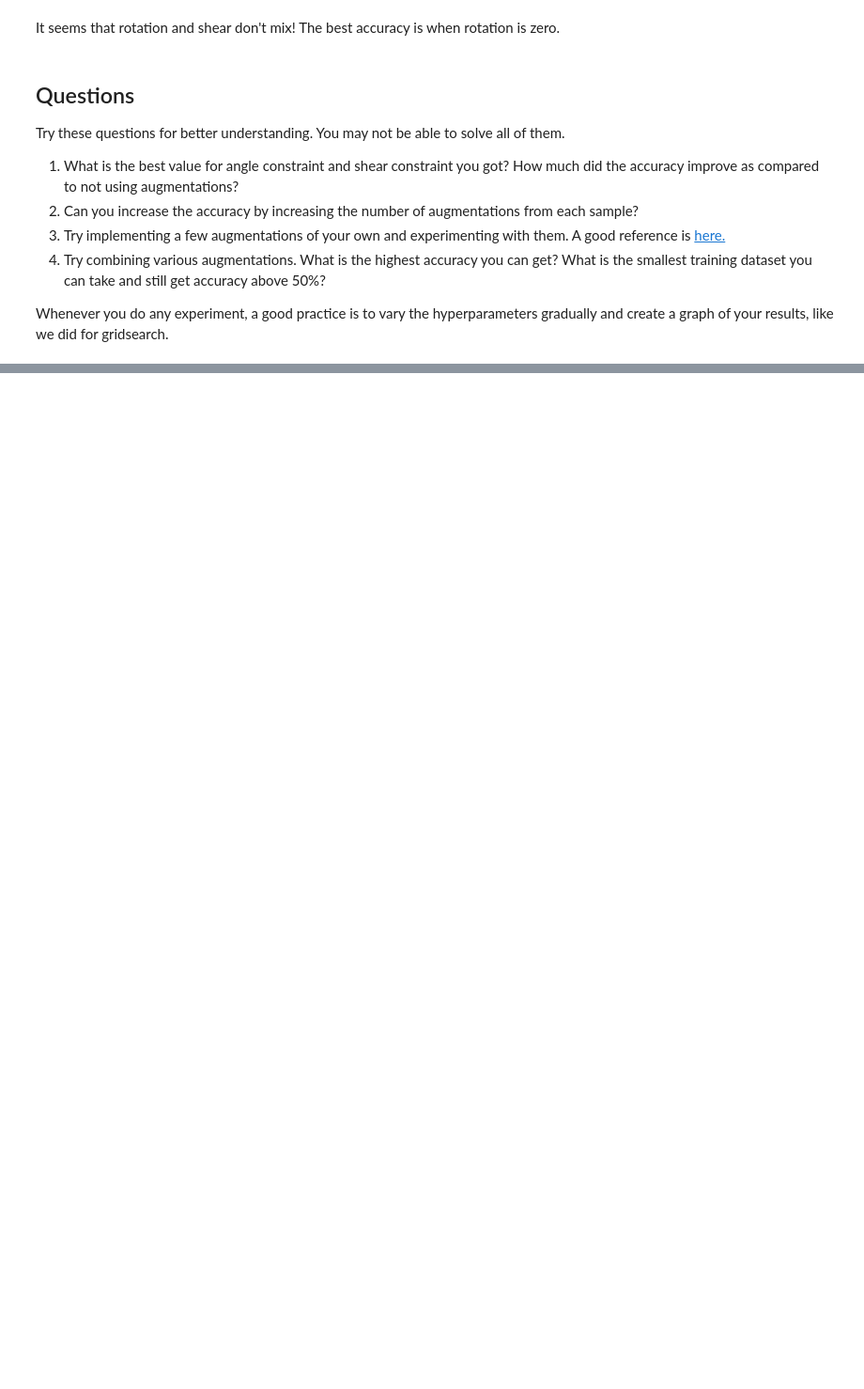
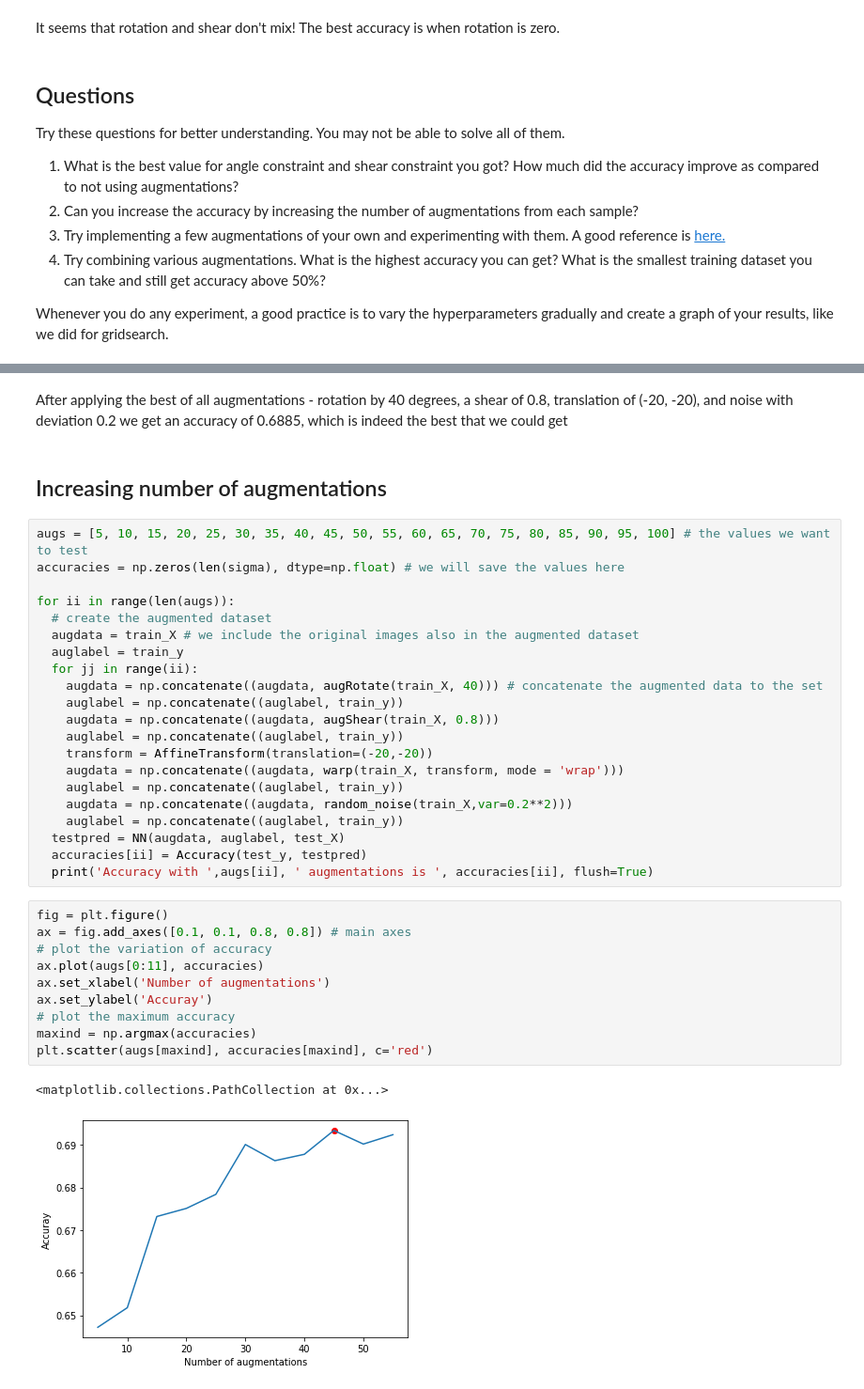
Before and after one commit to iamindhu/fmml_labs, a Jupyter notebook: Lab3_Augmentation.ipynb, the cells around one changed output, grey strips where cells are left out. Shown at 94% size. Drawn from its saved outputs; the diff is of its cells as text; blank space fills up the shorter version.

```diff
--- a/Lab3_Augmentation.ipynb
+++ b/Lab3_Augmentation.ipynb
@@ -337,0 +477,38 @@ Whenever you do any experiment, a good practice is to vary the hyperparameters g
+# %% [markdown]
+After applying the best of all augmentations - rotation by 40 degrees, a shear of 0.8, translation of (-20, -20), and noise with deviation 0.2 we get an accuracy of 0.6885, which is indeed the best that we could get
+# %% [markdown]
+## Increasing number of augmentations
+# %%
+augs = [5, 10, 15, 20, 25, 30, 35, 40, 45, 50, 55, 60, 65, 70, 75, 80, 85, 90, 95, 100] # the values we want to test
+accuracies = np.zeros(len(sigma), dtype=np.float) # we will save the values here
+
+for ii in range(len(augs)):
+  # create the augmented dataset
+  augdata = train_X # we include the original images also in the augmented dataset
+  auglabel = train_y
+  for jj in range(ii):
+    augdata = np.concatenate((augdata, augRotate(train_X, 40))) # concatenate the augmented data to the set
+    auglabel = np.concatenate((auglabel, train_y))
+    augdata = np.concatenate((augdata, augShear(train_X, 0.8)))
+    auglabel = np.concatenate((auglabel, train_y))
+    transform = AffineTransform(translation=(-20,-20))
+    augdata = np.concatenate((augdata, warp(train_X, transform, mode = 'wrap')))
+    auglabel = np.concatenate((auglabel, train_y))
+    augdata = np.concatenate((augdata, random_noise(train_X,var=0.2**2)))
+    auglabel = np.concatenate((auglabel, train_y))
+  testpred = NN(augdata, auglabel, test_X)
+  accuracies[ii] = Accuracy(test_y, testpred)
+  print('Accuracy with ',augs[ii], ' augmentations is ', accuracies[ii], flush=True)
+# %%
+fig = plt.figure()
+ax = fig.add_axes([0.1, 0.1, 0.8, 0.8]) # main axes
+# plot the variation of accuracy
+ax.plot(augs[0:11], accuracies)
+ax.set_xlabel('Number of augmentations')
+ax.set_ylabel('Accuray')
+# plot the maximum accuracy
+maxind = np.argmax(accuracies)
+plt.scatter(augs[maxind], accuracies[maxind], c='red')
+# %% [output]
+<matplotlib.collections.PathCollection at 0x...>
+[figure, added]
```
Also changed, not shown: parts of 26 cells of this notebook.
